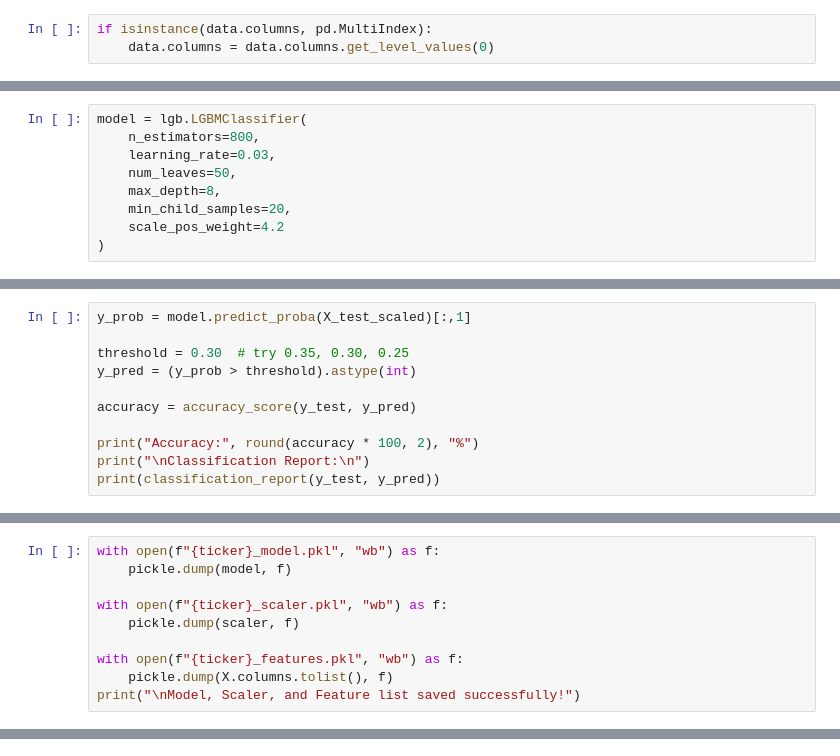
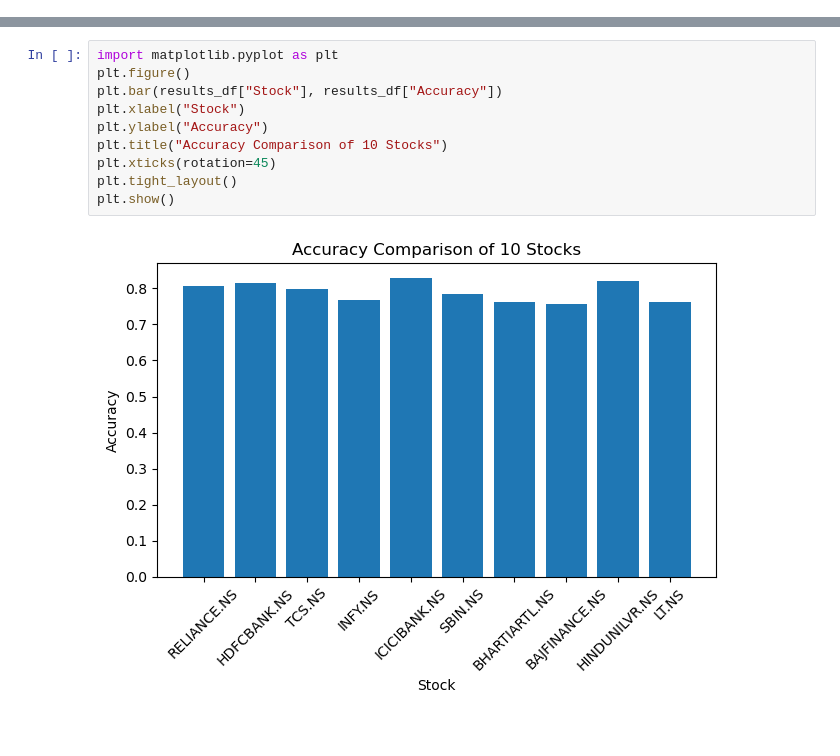
Before and after one commit to janani150/DevelopmentofPythonBasedStock-ETFSignalGenerationPlatform--, a Jupyter notebook: backend/ML_Model/ETFSignalGeneration.ipynb, the cells around one changed output, grey strips where cells are left out. Cells and saved outputs as stored; diff of their text form.

Commit message:
ALL Stocks
Top 10 stocks code

```diff
--- a/backend/ML_Model/ETFSignalGeneration.ipynb
+++ b/backend/ML_Model/ETFSignalGeneration.ipynb
@@ -22,3 +0,0 @@ data = yf.download(ticker, start="2015-01-01", auto_adjust=True)
-# %%
-if isinstance(data.columns, pd.MultiIndex):
-    data.columns = data.columns.get_level_values(0)
@@ -79,9 +0,0 @@ scale_pos_weight = len(y_train[y_train==0]) / len(y_train[y_train==1])
-# %%
-model = lgb.LGBMClassifier(
-    n_estimators=800,
-    learning_rate=0.03,
-    num_leaves=50,
-    max_depth=8,
-    min_child_samples=20,
-    scale_pos_weight=4.2
-)
@@ -114,11 +0,0 @@ LGBMClassifier(learning_rate=0.03, max_depth=8, n_estimators=800, num_leaves=50,
-# %%
-y_prob = model.predict_proba(X_test_scaled)[:,1]
-
-threshold = 0.30  # try 0.35, 0.30, 0.25
-y_pred = (y_prob > threshold).astype(int)
-
-accuracy = accuracy_score(y_test, y_pred)
-
-print("Accuracy:", round(accuracy * 100, 2), "%")
-print("\nClassification Report:\n")
-print(classification_report(y_test, y_pred))
@@ -154,10 +0,0 @@ plt.show()
-# %%
-with open(f"{ticker}_model.pkl", "wb") as f:
-    pickle.dump(model, f)
-
-with open(f"{ticker}_scaler.pkl", "wb") as f:
-    pickle.dump(scaler, f)
-
-with open(f"{ticker}_features.pkl", "wb") as f:
-    pickle.dump(X.columns.tolist(), f)
-print("\nModel, Scaler, and Feature list saved successfully!")
@@ -165,0 +141,12 @@ Model, Scaler, and Feature list saved successfully!
+# %%
+import matplotlib.pyplot as plt
+plt.figure()
+plt.bar(results_df["Stock"], results_df["Accuracy"])
+plt.xlabel("Stock")
+plt.ylabel("Accuracy")
+plt.title("Accuracy Comparison of 10 Stocks")
+plt.xticks(rotation=45)
+plt.tight_layout()
+plt.show()
+# %% [output]
+[figure, added]
```
Also changed, not shown: parts of 35 cells of this notebook, 34 other files.
